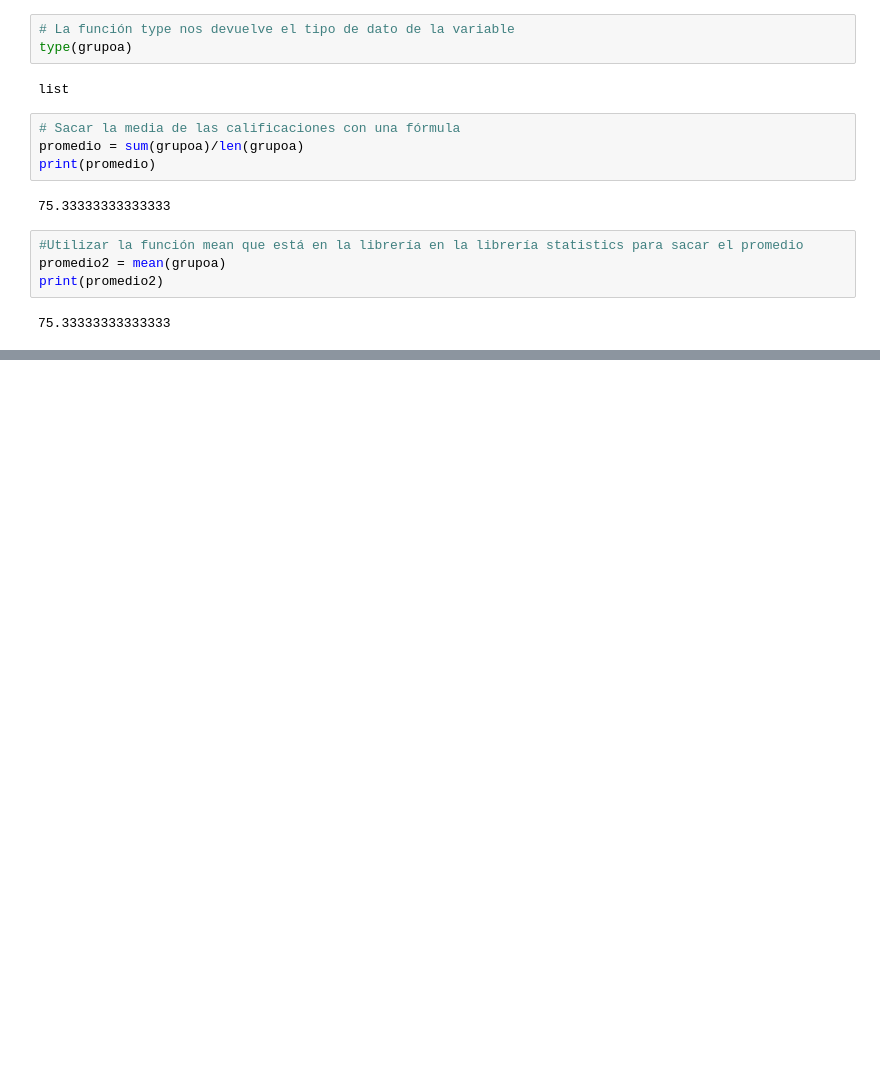
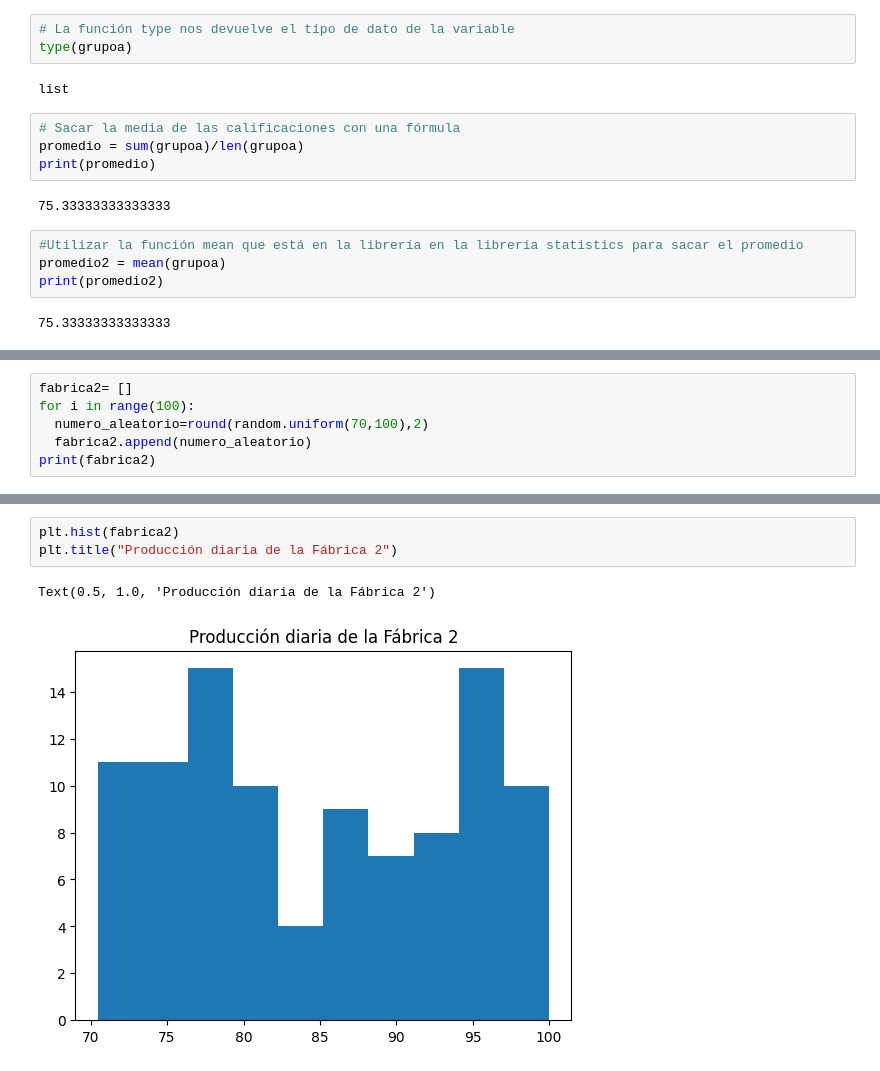
Before and after one commit to DIEGO-LEONEL-BARRON-SIMENTAL-ITD-hub/Probabilidad-y-Estad-stica, a Jupyter notebook: UNIDAD1/Práctica_1.ipynb, the cells around one changed output, grey strips where cells are left out. Saved outputs shown, nothing was run; the diff lists cells and outputs as text; blank space fills up the shorter version.

```diff
--- a/UNIDAD1/Práctica_1.ipynb
+++ b/UNIDAD1/Práctica_1.ipynb
@@ -33,0 +79,6 @@ print(promedio2)
+# %%
+fabrica2= []
+for i in range(100):
+  numero_aleatorio=round(random.uniform(70,100),2)
+  fabrica2.append(numero_aleatorio)
+print(fabrica2)
@@ -33,0 +96,6 @@ print(promedio2)
+# %%
+plt.hist(fabrica2)
+plt.title("Producción diaria de la Fábrica 2")
+# %% [output]
+Text(0.5, 1.0, 'Producción diaria de la Fábrica 2')
+[figure, added]
```
Also changed, not shown: parts of 15 cells of this notebook.
